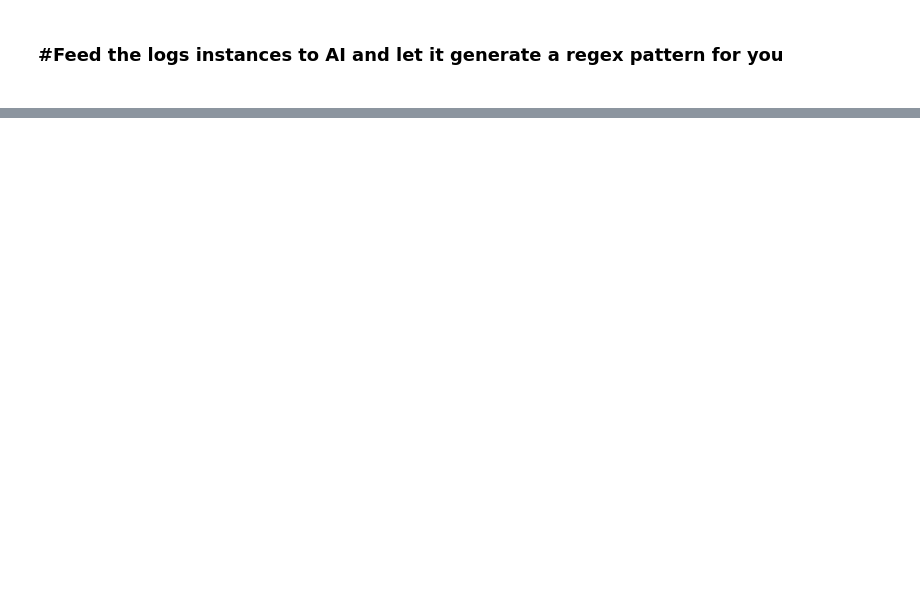
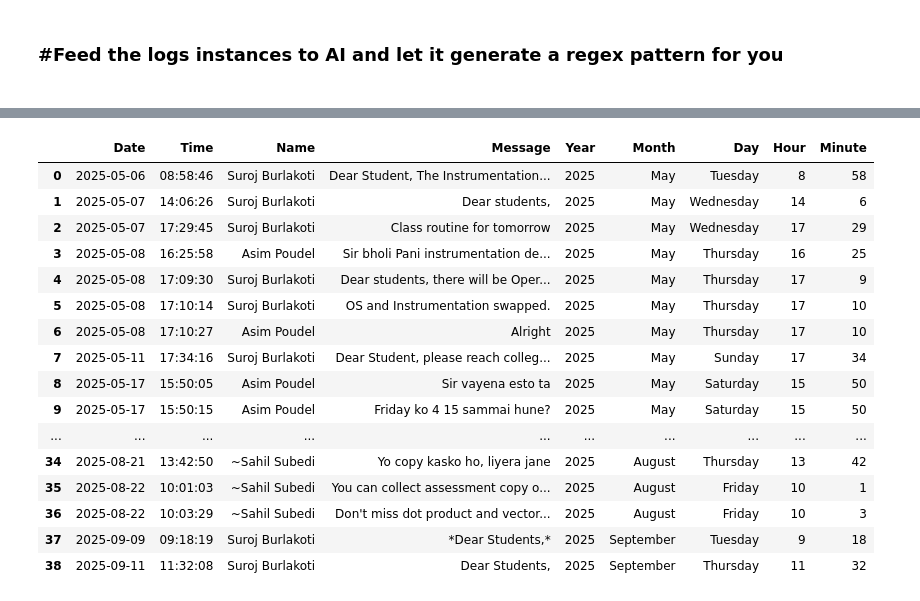
Before and after one commit to NullPointerCzar/MLproject, a Jupyter notebook: analysis.ipynb, the cells around one changed output, grey strips where cells are left out. Saved outputs shown, nothing was run; the diff lists cells and outputs as text; code cells hidden in the pictures; blank space fills up the shorter version.

```diff
--- a/analysis.ipynb
+++ b/analysis.ipynb
@@ -7,7 +7,7 @@ import pandas as pd
 <b><h3># Open the chat log file "_chat.txt" for reading with UTF-8 encoding
 <h3></b>
 # %%
-f = open("_chat.txt", "r", encoding="utf-8")
+f = open("_chat 2.txt", "r", encoding="utf-8")
 # %% [markdown]
 <strong><h3>Read the chat log file named "_chat.txt" with UTF-8 encoding and store its content in the variable 'data'.</strong><h3>
 # %%
@@ -112,0 +121,13 @@ df
+# %%
+def normalize(text):
+    if isinstance(text, str):
+        # Remove all common invisible/Unicode control characters from WhatsApp exports
+        text = re.sub(r'[\u200b-\u200f\u202a-\u202e\u202f\u00a0\u00ad\uFEFF\u2011]', '', text)
+        return text.strip()
+    return text
+
+# Normalize both columns
+df['Name'] = df['Name'].apply(normalize)
+df['Message'] = df['Message'].apply(normalize)
+
+unique_names = df['Name'].unique().tolist()
@@ -112,0 +146,45 @@ df
+# %%
+notification_patterns = [
+    r'^.* left$',          # X left
+    r'^.* added .+$',      # X added Y
+    r'^.* removed .+$',    # X removed Y
+    r'^.* created this group$',
+    r'^Waiting for this message\. This may take a while\.$',
+    r'^.* changed their phone number.*$',
+    r'^.* deleted this message.*$',
+    r'^image omitted$',
+    r'^document omitted$',
+    r'^Tap to message new number$',
+    r'^This message was deleted\.$',
+    r'^You were added$',
+    r'^You deleted this message\.$',
+    r'^changed the subject from.*$',
+    r"^changed this group's settings.*$",
+    r'^changed the group description.*$',
+    r"^changed this group's icon.*$",
+    r'^Messages and calls are end-to-end encrypted.*$'
+]
+
+# Apply regex filter
+notification_mask = ~df['Message'].str.match('|'.join(notification_patterns), case=False)
+df_cleaned = df[notification_mask].reset_index(drop=True)
+# %%
+df_cleaned
+# %% [output]
+|  | Date | Time | Name | Message | Year | Month | Day | Hour | Minute |
+| 0 | 2025-05-06 | 08:58:46 | Suroj Burlakoti | Dear Student, The Instrumentation... | 2025 | May | Tuesday | 8 | 58 |
+| 1 | 2025-05-07 | 14:06:26 | Suroj Burlakoti | Dear students, | 2025 | May | Wednesday | 14 | 6 |
+| 2 | 2025-05-07 | 17:29:45 | Suroj Burlakoti | Class routine for tomorrow | 2025 | May | Wednesday | 17 | 29 |
+| 3 | 2025-05-08 | 16:25:58 | Asim Poudel | Sir bholi Pani instrumentation de... | 2025 | May | Thursday | 16 | 25 |
+| 4 | 2025-05-08 | 17:09:30 | Suroj Burlakoti | Dear students, there will be Oper... | 2025 | May | Thursday | 17 | 9 |
+| 5 | 2025-05-08 | 17:10:14 | Suroj Burlakoti | OS and Instrumentation swapped. | 2025 | May | Thursday | 17 | 10 |
+| 6 | 2025-05-08 | 17:10:27 | Asim Poudel | Alright | 2025 | May | Thursday | 17 | 10 |
+| 7 | 2025-05-11 | 17:34:16 | Suroj Burlakoti | Dear Student, please reach colleg... | 2025 | May | Sunday | 17 | 34 |
+| 8 | 2025-05-17 | 15:50:05 | Asim Poudel | Sir vayena esto ta | 2025 | May | Saturday | 15 | 50 |
+| 9 | 2025-05-17 | 15:50:15 | Asim Poudel | Friday ko 4 15 sammai hune? | 2025 | May | Saturday | 15 | 50 |
+| ... | ... | ... | ... | ... | ... | ... | ... | ... | ... |
+| 34 | 2025-08-21 | 13:42:50 | ~Sahil Subedi | Yo copy kasko ho, liyera jane | 2025 | August | Thursday | 13 | 42 |
+| 35 | 2025-08-22 | 10:01:03 | ~Sahil Subedi | You can collect assessment copy o... | 2025 | August | Friday | 10 | 1 |
+| 36 | 2025-08-22 | 10:03:29 | ~Sahil Subedi | Don't miss dot product and vector... | 2025 | August | Friday | 10 | 3 |
+| 37 | 2025-09-09 | 09:18:19 | Suroj Burlakoti | *Dear Students,* | 2025 | September | Tuesday | 9 | 18 |
+| 38 | 2025-09-11 | 11:32:08 | Suroj Burlakoti | Dear Students, | 2025 | September | Thursday | 11 | 32 |
```
Also changed, not shown: parts of 6 cells of this notebook, 4 other files.
